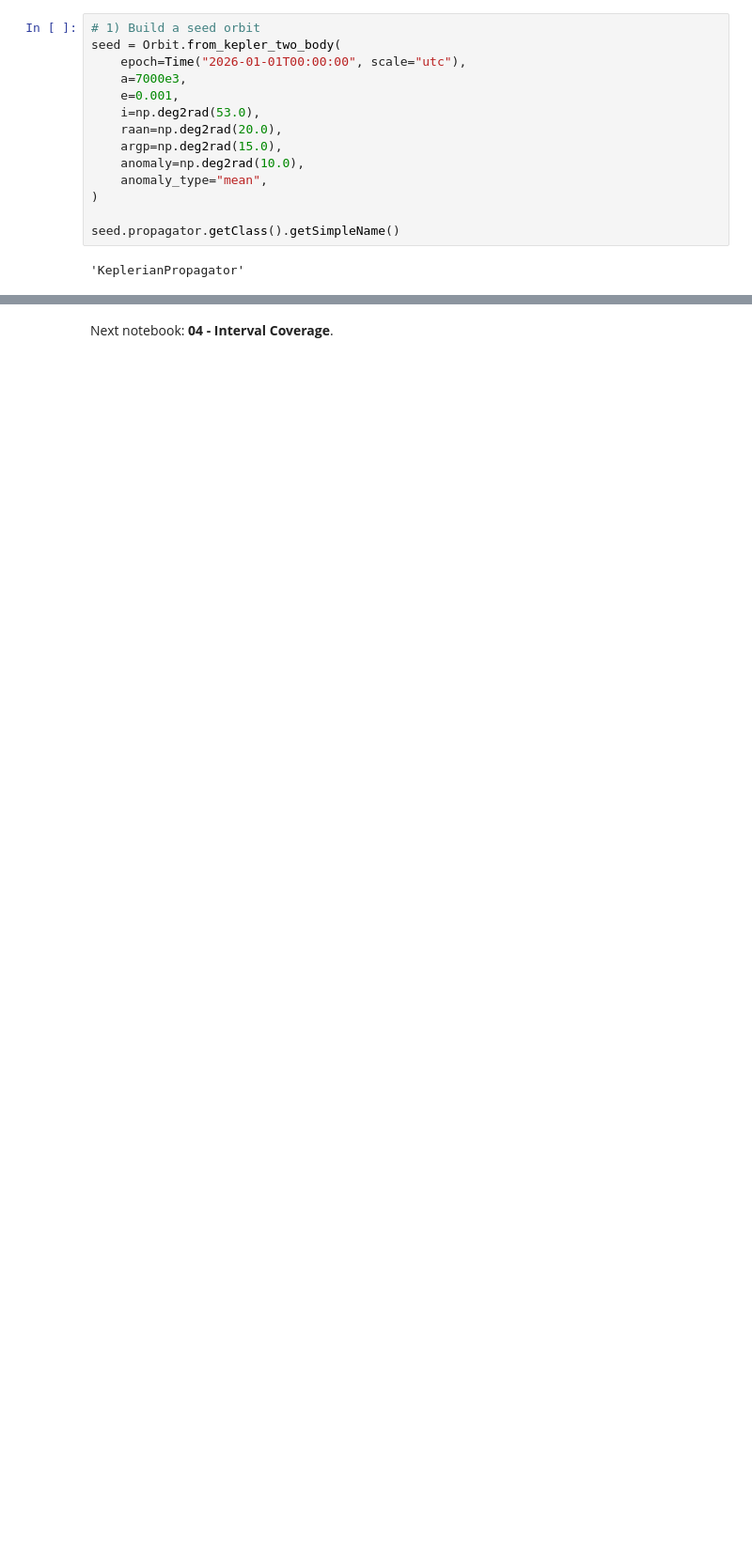
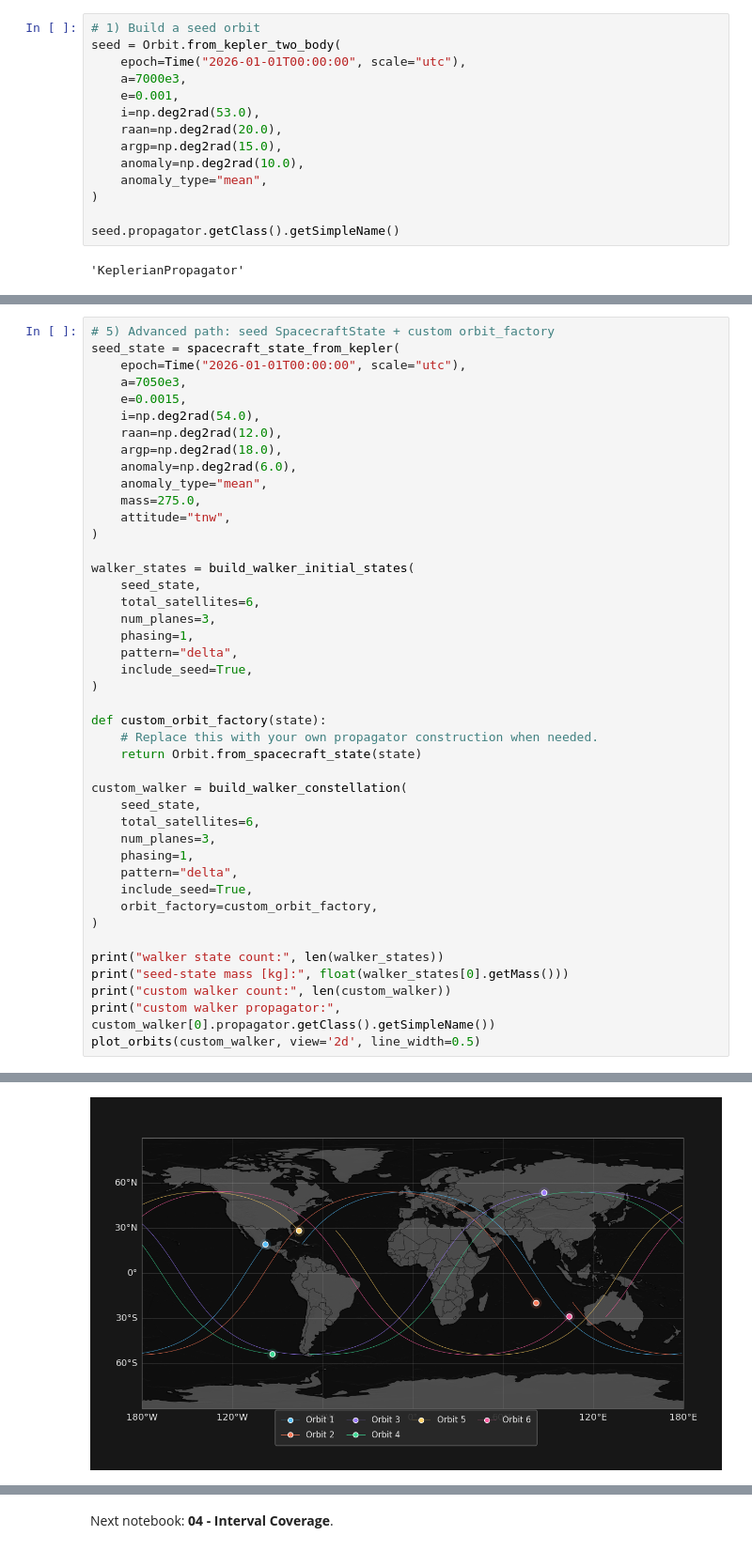
Before and after one commit to Nebula-Space-Systems/Nebula-Systems-Toolkit, a Jupyter notebook: examples/03_walker_constellation.ipynb, the cells around one changed output, grey strips where cells are left out. Shown at 94% size. Cells and saved outputs as stored; diff of their text form; blank space fills up the shorter version.

```diff
--- a/examples/03_walker_constellation.ipynb
+++ b/examples/03_walker_constellation.ipynb
@@ -130,0 +131,44 @@ first propagator class: NumericalPropagator
+# %%
+# 5) Advanced path: seed SpacecraftState + custom orbit_factory
+seed_state = spacecraft_state_from_kepler(
+    epoch=Time("2026-01-01T00:00:00", scale="utc"),
+    a=7050e3,
+    e=0.0015,
+    i=np.deg2rad(54.0),
+    raan=np.deg2rad(12.0),
+    argp=np.deg2rad(18.0),
+    anomaly=np.deg2rad(6.0),
+    anomaly_type="mean",
+    mass=275.0,
+    attitude="tnw",
+)
+
+walker_states = build_walker_initial_states(
+    seed_state,
+    total_satellites=6,
+    num_planes=3,
+    phasing=1,
+    pattern="delta",
+    include_seed=True,
+)
+
+def custom_orbit_factory(state):
+    # Replace this with your own propagator construction when needed.
+    return Orbit.from_spacecraft_state(state)
+
+custom_walker = build_walker_constellation(
+    seed_state,
+    total_satellites=6,
+    num_planes=3,
+    phasing=1,
+    pattern="delta",
+    include_seed=True,
+    orbit_factory=custom_orbit_factory,
+)
+
+print("walker state count:", len(walker_states))
+print("seed-state mass [kg]:", float(walker_states[0].getMass()))
+print("custom walker count:", len(custom_walker))
+print("custom walker propagator:", custom_walker[0].propagator.getClass().getSimpleName())
+plot_orbits(custom_walker, view='2d', line_width=0.5)
+# %% [output]
@@ -130,0 +179 @@ first propagator class: NumericalPropagator
+[figure, added]
```
Also changed, not shown: parts of 7 cells of this notebook, 8 other files.
